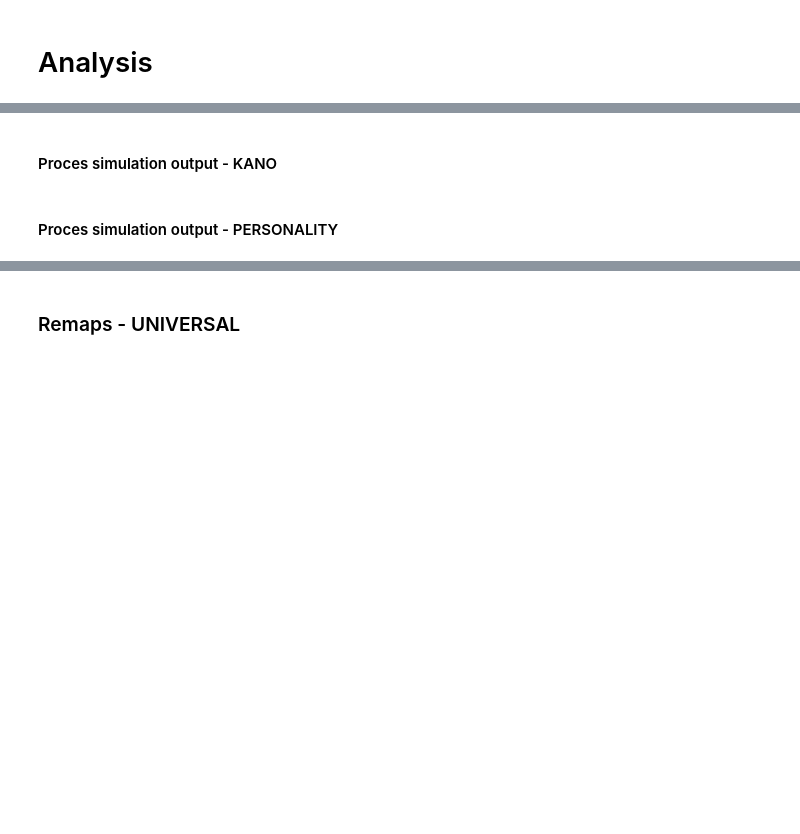
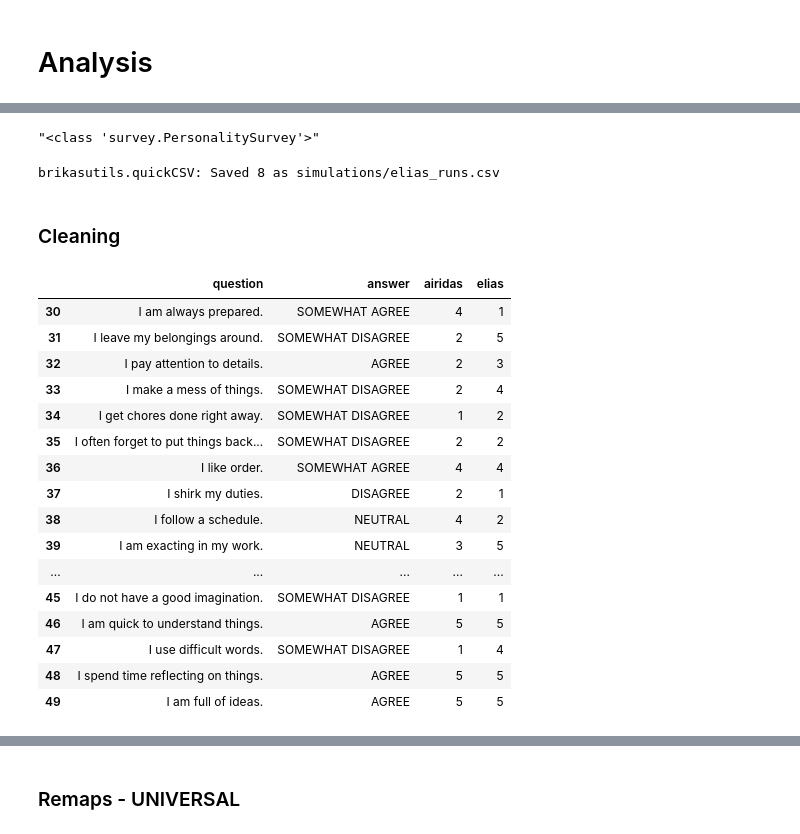
Before and after one commit to Brikas/Thesis, a Jupyter notebook: elias.ipynb, the cells around one changed output, grey strips where cells are left out. Saved outputs shown, nothing was run; the diff lists cells and outputs as text; code cells hidden in the pictures; blank space fills up the shorter version.

```diff
--- a/elias.ipynb
+++ b/elias.ipynb
@@ -536,2 +526,0 @@ elias_personality = 'results/18th results/command-r-plus:104b-q2_K_elias_persona
-# %%
-df = pd.read_csv(base_personality)
@@ -621,8 +555,10 @@ def extract_uppercase_text(text):
 # %%
-#df = pd.read_csv(f'results/{save}_simulation.csv')
-# df = pd.read_csv('results/mistral_elias_personality_02_simulation.csv')
-#### Proces simulation output
+surv = survey.PersonalitySurvey()
+# df = df.dropna()
+
+# Add airidas and elias answers
 air = surv.test_answers["airidas"]
 eli = surv.test_answers["elias"]
 df.insert(2, "airidas", air[:len(df)])
 df.insert(3, "elias", eli[:len(df)])
+df[:5]
@@ -629,7 +573,3 @@ df.insert(3, "elias", eli[:len(df)])
-# %%
-# drop rows with NaN
-df = df.dropna()
-df
 # %%
 # compute one number of how the percentage of correct answers
 result_data = {
@@ -647,7 +586,11 @@ res = bu.LiveCSV("results/elias_results.csv")
+# %%
+str(type(surv))
+# %% [output]
+"<class 'survey.PersonalitySurvey'>"
 # %%
 new_res = {
     # "label": None,
-    "SIMULATION_NAMEID": SIM_ID,
+    "SIMULATION_NAMEID": SIMULATION_NAMEID,#SIM_ID,
     "timestamp": bu.get_timestamp(),
     "survey_type": str(type(surv)),
     # "temperature": SETTINGS["temperature"],
@@ -660,21 +603,34 @@ new_res = {
 
 tmp = bu.convert_dicts_to_table([new_res])
 res.append_data(tmp[1], tmp[0])
+# %% [output]
+brikasutils.quickCSV: Saved 8 as simulations/elias_runs.csv
-# %%
-SIM_ID = "run1-airidas-personality"
-
-df = pd.read_csv(f'results/{SIM_ID}_simulation.csv')
-# df = df.drop(df.columns[0], axis=1) #if loaded from csv, drop the added index col
-df.head()
-
-with open(f'results/{SIM_ID}_info.json', 'r') as f:
-    AUTO_INFO = json.load(f)
-for k, v in AUTO_INFO.items():
-    print(f"{k}: {v}")
-
-try:
-    if str(type(surv) != AUTO_INFO["survey_type"]):
-        print(f"WARNING: surv variable is not of the same type. {str(type(surv))} != {AUTO_INFO['survey_type']}")
-except:
-    pass
+# %% [markdown]
+### Cleaning
+# %%
+# remove all characters from a black list from the column answer
+df['answer'] = df['answer'].apply(lambda x: x.strip())
+for substr in utils.BLACKLIST_ANSWER_SUBSTRINGS:
+    df['answer'] = df['answer'].apply(lambda x: re.sub(substr, "", x))
+df['answer'] = df['answer'].str.upper()
+
+df[30:]
+# %% [output]
+|  | question | answer | airidas | elias |
+| 30 | I am always prepared. | SOMEWHAT AGREE | 4 | 1 |
+| 31 | I leave my belongings around. | SOMEWHAT DISAGREE | 2 | 5 |
+| 32 | I pay attention to details. | AGREE | 2 | 3 |
+| 33 | I make a mess of things. | SOMEWHAT DISAGREE | 2 | 4 |
+| 34 | I get chores done right away. | SOMEWHAT DISAGREE | 1 | 2 |
+| 35 | I often forget to put things back... | SOMEWHAT DISAGREE | 2 | 2 |
+| 36 | I like order. | SOMEWHAT AGREE | 4 | 4 |
+| 37 | I shirk my duties. | DISAGREE | 2 | 1 |
+| 38 | I follow a schedule. | NEUTRAL | 4 | 2 |
+| 39 | I am exacting in my work. | NEUTRAL | 3 | 5 |
+| ... | ... | ... | ... | ... |
+| 45 | I do not have a good imagination. | SOMEWHAT DISAGREE | 1 | 1 |
+| 46 | I am quick to understand things. | AGREE | 5 | 5 |
+| 47 | I use difficult words. | SOMEWHAT DISAGREE | 1 | 4 |
+| 48 | I spend time reflecting on things. | AGREE | 5 | 5 |
+| 49 | I am full of ideas. | AGREE | 5 | 5 |
 # %%
@@ -706,5 +683,3 @@ df
 #     df = df.drop('isValid', axis=1)
 # else:
 #     print("Some answers were not valid")
-# %% [markdown]
-#### Proces simulation output - KANO
@@ -721,2 +685,0 @@ df['elias'] = df['elias'].str.upper()
-# %% [markdown]
-#### Proces simulation output - PERSONALITY
```
Also changed, not shown: parts of 33 cells of this notebook, 36 other files.
